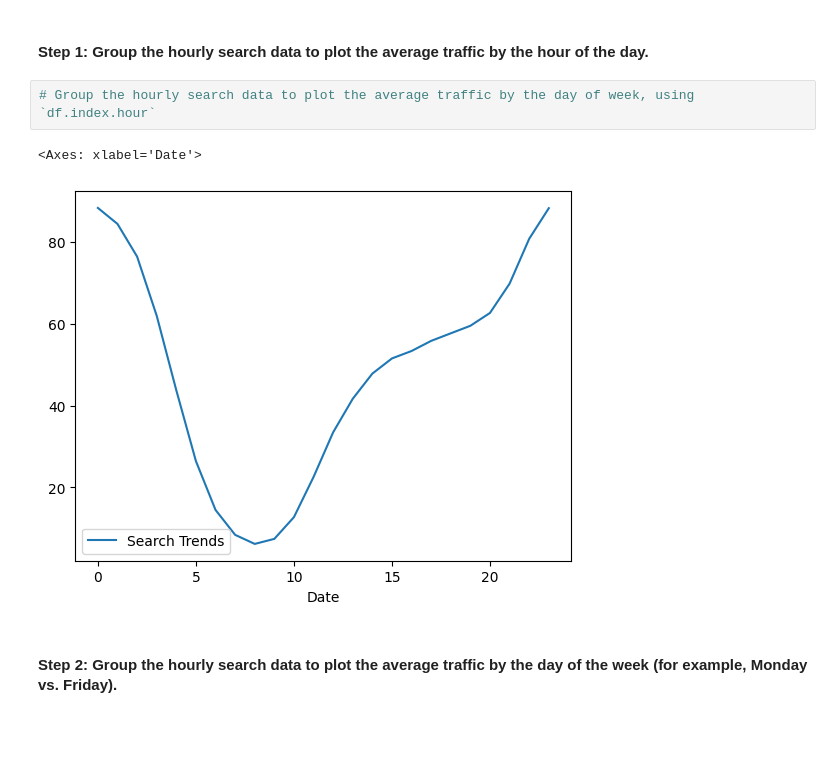
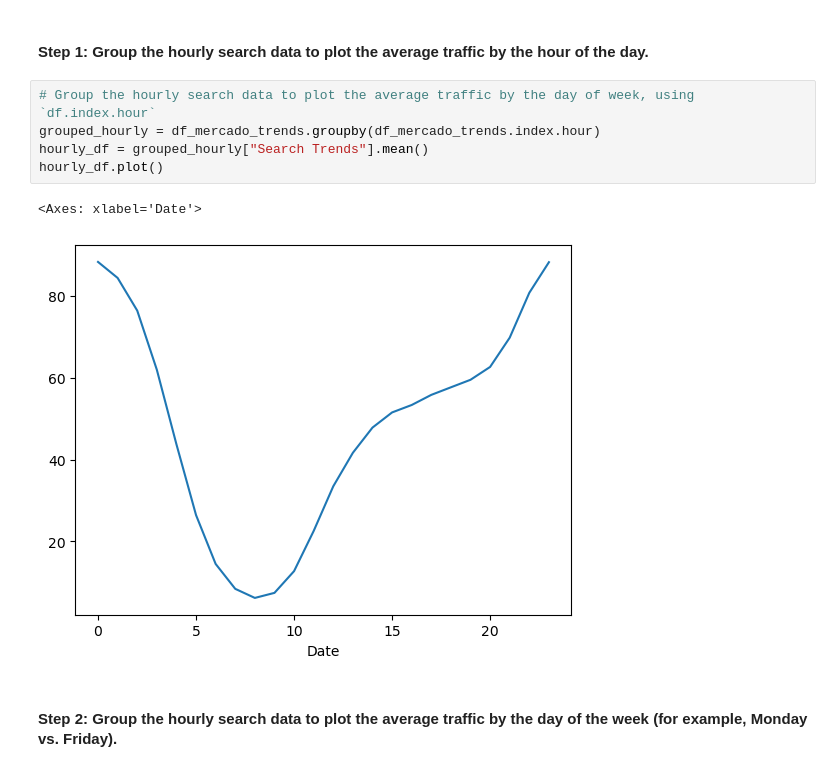
Before and after one commit to chelseyellen/prophet-challenge, a Jupyter notebook: forecasting_net_prophet_CEH.ipynb, the cells around one changed output. Drawn from its saved outputs; the diff is of its cells as text; blank space fills up the shorter version.

```diff
--- a/forecasting_net_prophet_CEH.ipynb
+++ b/forecasting_net_prophet_CEH.ipynb
@@ -158,9 +158,12 @@ To that end, you want to mine the search traffic data for predictable seasonal p
 #### Step 1: Group the hourly search data to plot the average traffic by the hour of the day.
 # %%
 # Group the hourly search data to plot the average traffic by the day of week, using `df.index.hour`
+grouped_hourly = df_mercado_trends.groupby(df_mercado_trends.index.hour)
+hourly_df = grouped_hourly["Search Trends"].mean()
+hourly_df.plot()
 # %% [output]
 <Axes: xlabel='Date'>
-[figure, old version]
+[figure, new version]
 # %% [markdown]
 #### Step 2: Group the hourly search data to plot the average traffic by the day of the week (for example, Monday vs. Friday).
 # %%
```
